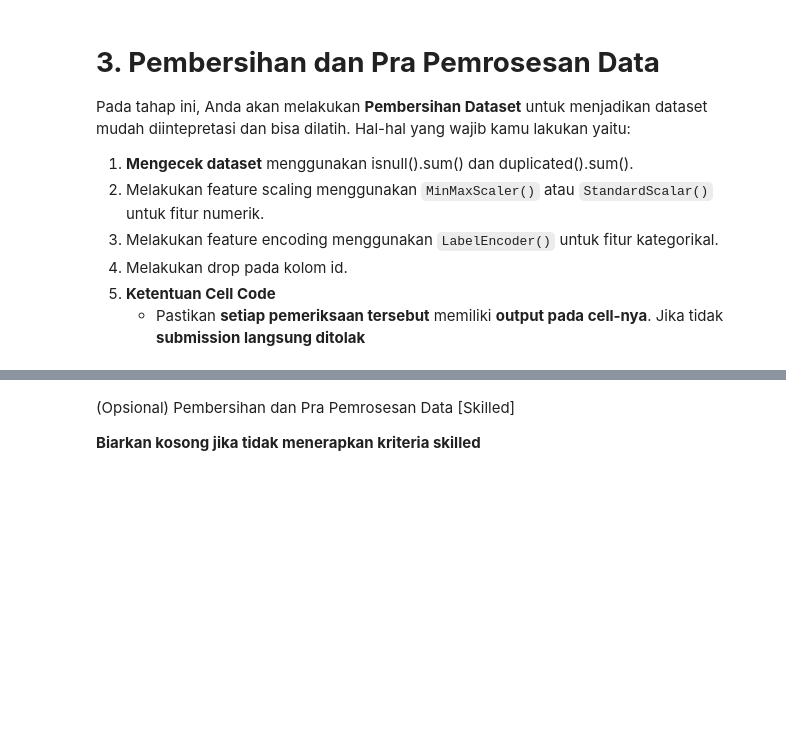
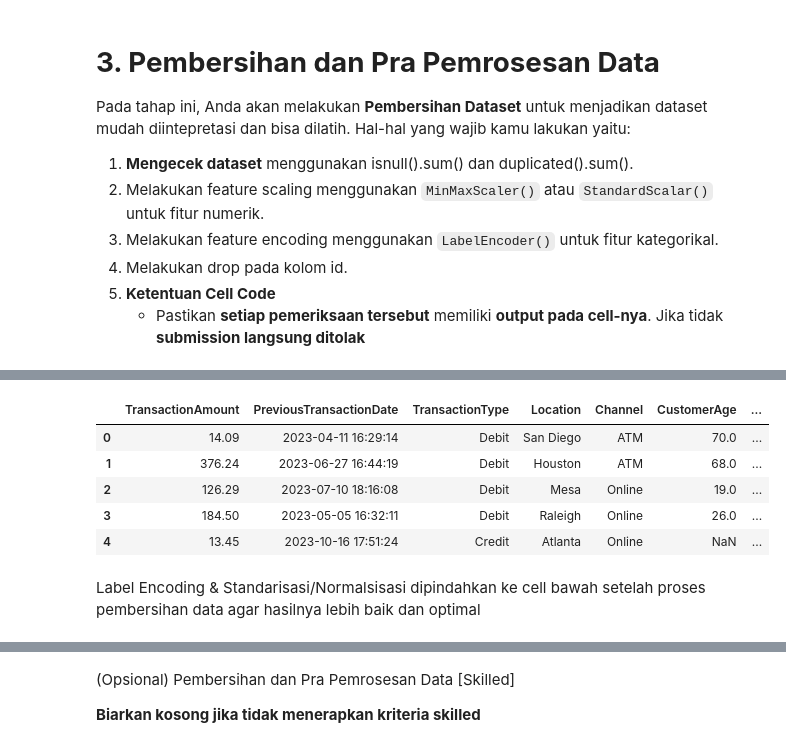
Before and after one commit to m8tyx/Proyek-ML, a Jupyter notebook: [Clustering]_Submission_Akhir_BMLP_Your_Name.ipynb, the cells around one changed output, grey strips where cells are left out. Saved outputs shown, nothing was run; the diff lists cells and outputs as text; code cells hidden in the pictures; blank space fills up the shorter version.

```diff
--- a/[Clustering]_Submission_Akhir_BMLP_Your_Name.ipynb
+++ b/[Clustering]_Submission_Akhir_BMLP_Your_Name.ipynb
@@ -276,2 +318,13 @@ Pada tahap ini, Anda akan melakukan **Pembersihan Dataset** untuk menjadikan dat
 # %%
 # Melakukan drop pada kolom yang memiliki keterangan id dan IP Address
+df_important = df.drop(columns=[
+    'TransactionID', 'AccountID', 'DeviceID', 'MerchantID', 'IP Address'
+])
+df_important.head()
+# %% [output]
+|  | TransactionAmount | PreviousTransactionDate | TransactionType | Location | Channel | CustomerAge | ... |
+| 0 | 14.09 | 2023-04-11 16:29:14 | Debit | San Diego | ATM | 70.0 | ... |
+| 1 | 376.24 | 2023-06-27 16:44:19 | Debit | Houston | ATM | 68.0 | ... |
+| 2 | 126.29 | 2023-07-10 18:16:08 | Debit | Mesa | Online | 19.0 | ... |
+| 3 | 184.50 | 2023-05-05 16:32:11 | Debit | Raleigh | Online | 26.0 | ... |
+| 4 | 13.45 | 2023-10-16 17:51:24 | Credit | Atlanta | Online | NaN | ... |
@@ -281,3 +331,5 @@ Pada tahap ini, Anda akan melakukan **Pembersihan Dataset** untuk menjadikan dat
+# %% [markdown]
+Label Encoding & Standarisasi/Normalsisasi dipindahkan ke cell bawah setelah proses pembersihan data agar hasilnya lebih baik dan optimal
 # %%
 # Last checking gunakan columns.tolist() untuk checking seluruh fitur yang ada.
 # Perbaiki kode di bawah ini tanpa menambahkan atau mengurangi cell code ini.
```
Also changed, not shown: parts of 18 cells of this notebook.
